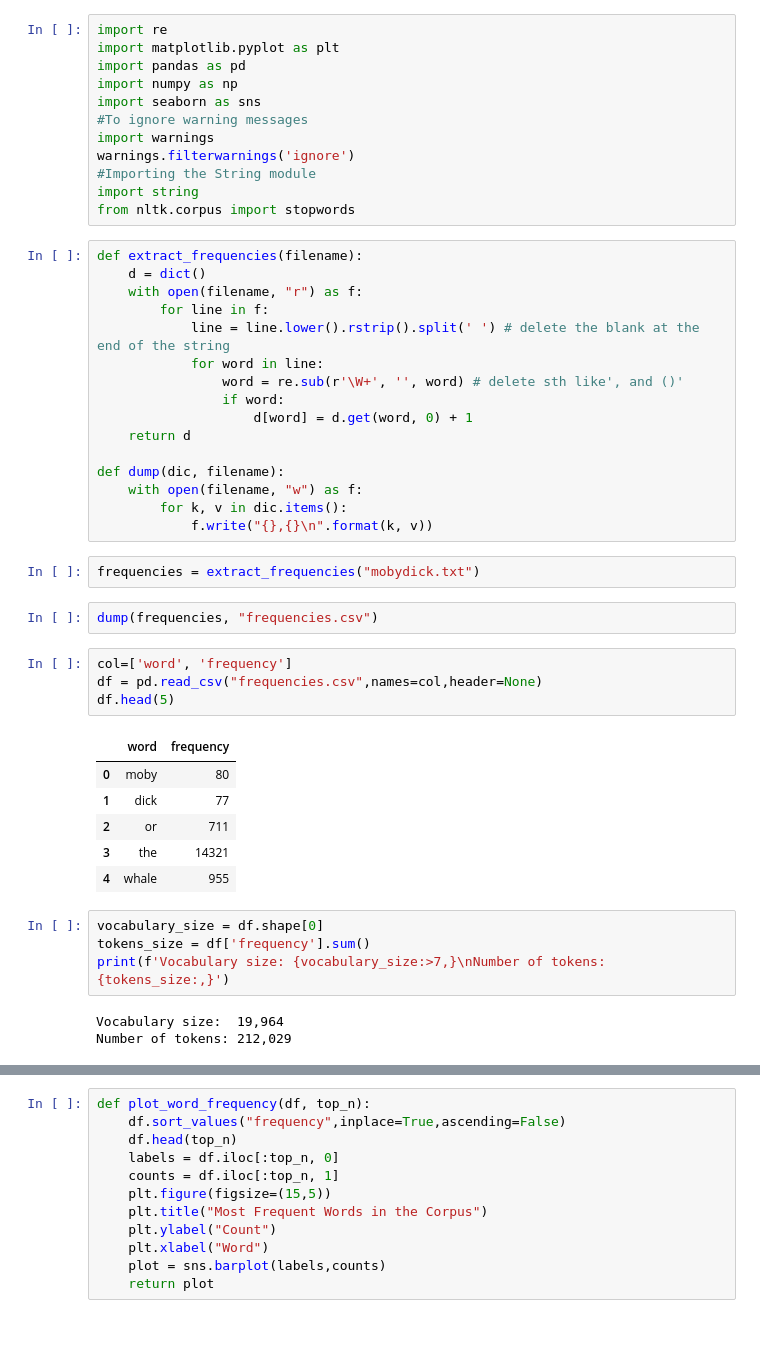
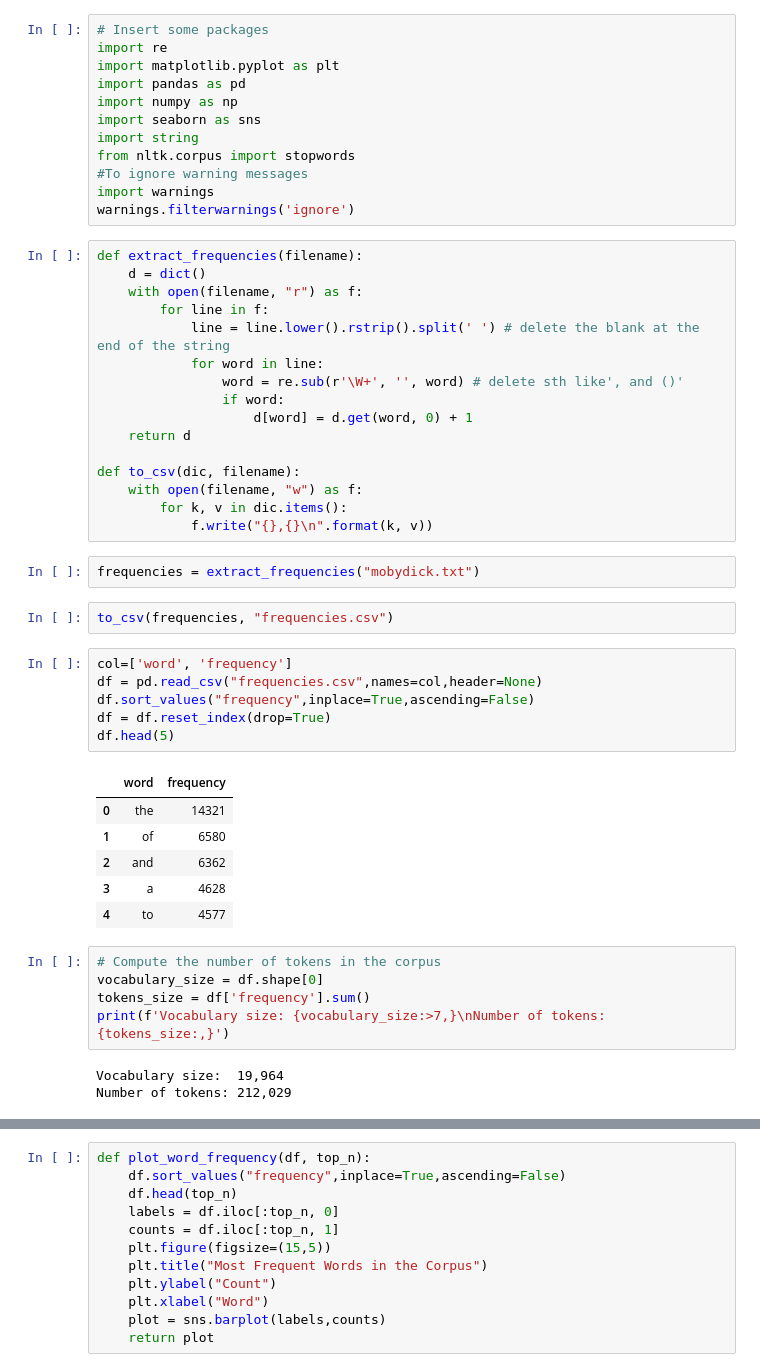
Before and after one commit to XavierXinchi/Zipf-s-law-Validation, a Jupyter notebook: Zipf's Validation.ipynb, the cells around one changed output, grey strips where cells are left out. Drawn from its saved outputs; the diff is of its cells as text; blank space fills up the shorter version.

```diff
--- a/Zipf's Validation.ipynb
+++ b/Zipf's Validation.ipynb
@@ -1,15 +1,15 @@
 # %%
+# Insert some packages
 import re
 import matplotlib.pyplot as plt
 import pandas as pd
 import numpy as np
 import seaborn as sns
+import string
+from nltk.corpus import stopwords
 #To ignore warning messages
 import warnings
 warnings.filterwarnings('ignore')
-#Importing the String module
-import string
-from nltk.corpus import stopwords
 # %%
 def extract_frequencies(filename):
     d = dict()
@@ -22,26 +22,29 @@ def extract_frequencies(filename):
                     d[word] = d.get(word, 0) + 1
     return d
 
-def dump(dic, filename):
+def to_csv(dic, filename):
     with open(filename, "w") as f:
         for k, v in dic.items():
             f.write("{},{}\n".format(k, v))
 # %%
 frequencies = extract_frequencies("mobydick.txt")
 # %%
-dump(frequencies, "frequencies.csv")
+to_csv(frequencies, "frequencies.csv")
 # %%
 col=['word', 'frequency']
 df = pd.read_csv("frequencies.csv",names=col,header=None)
+df.sort_values("frequency",inplace=True,ascending=False)
+df = df.reset_index(drop=True)
 df.head(5)
 # %% [output]
 |  | word | frequency |
-| 0 | moby | 80 |
-| 1 | dick | 77 |
-| 2 | or | 711 |
-| 3 | the | 14321 |
-| 4 | whale | 955 |
+| 0 | the | 14321 |
+| 1 | of | 6580 |
+| 2 | and | 6362 |
+| 3 | a | 4628 |
+| 4 | to | 4577 |
 # %%
+# Compute the number of tokens in the corpus
 vocabulary_size = df.shape[0]
 tokens_size = df['frequency'].sum()
 print(f'Vocabulary size: {vocabulary_size:>7,}\nNumber of tokens: {tokens_size:,}')
```
Also changed, not shown: parts of 4 cells of this notebook, 1 other file.
